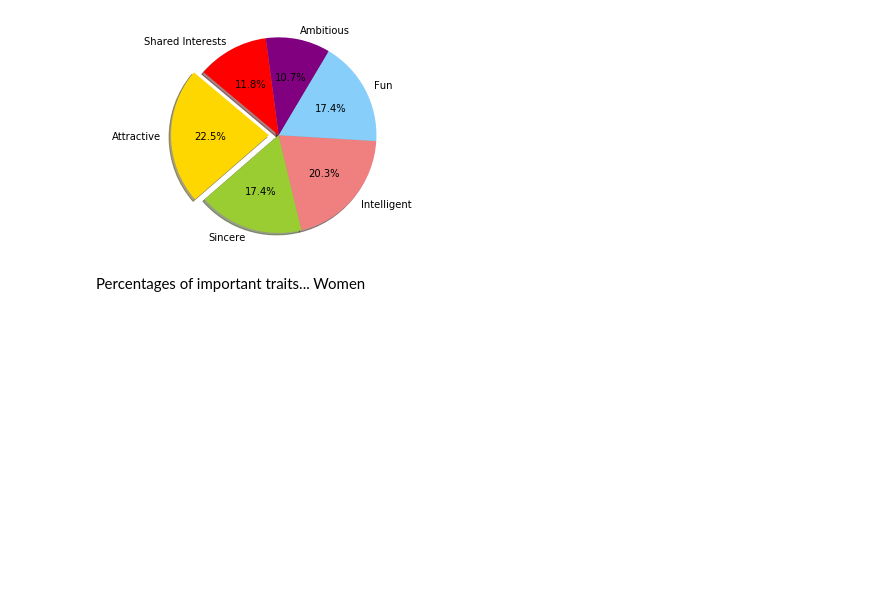
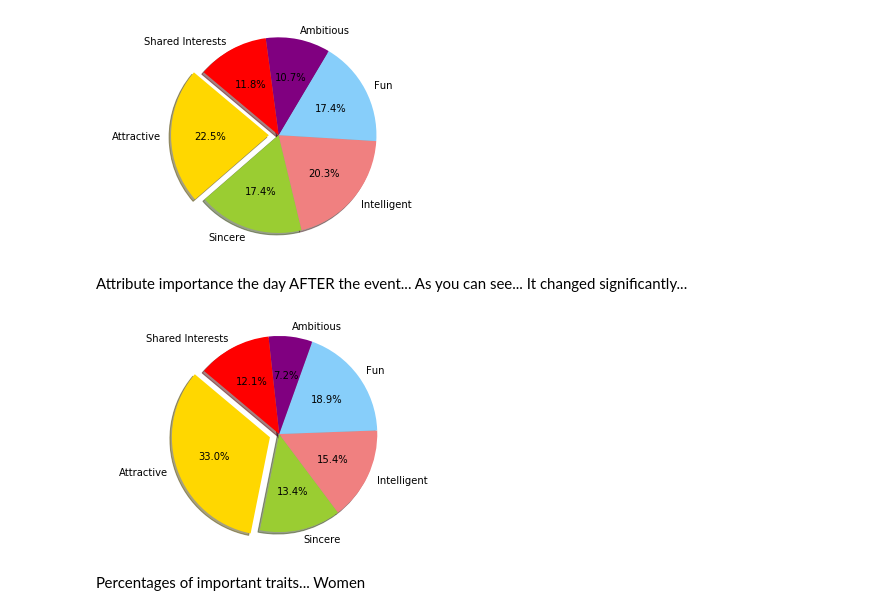
Before and after one commit to VincentG123/ThinkfulBootcamp, a Jupyter notebook: Speed_Dating_2.ipynb, the cells around one changed output. Saved outputs shown, nothing was run; the diff lists cells and outputs as text; code cells hidden in the pictures; blank space fills up the shorter version.

Commit message:
More updates on Speed Dating Capstone

```diff
--- a/Speed_Dating_2.ipynb
+++ b/Speed_Dating_2.ipynb
@@ -148,6 +148,30 @@ plt.axis('equal')
 plt.show()
 # %% [output]
 [figure]
+# %% [markdown]
+Attribute importance the day AFTER the event... As you can see... It changed significantly...
+# %%
+attr_sum = speed_dating.attr7_2.sum()
+sinc_sum = speed_dating.sinc7_2.sum()
+intell_sum = speed_dating.intel7_2.sum()
+fun_sum = speed_dating.fun7_2.sum()
+amb_sum = speed_dating.amb7_2.sum()
+shar_sum = speed_dating.shar7_2.sum()
+
+# Data to plot
+labels = 'Attractive', 'Sincere', 'Intelligent', 'Fun', 'Ambitious', 'Shared Interests'
+sizes = [attr_sum, sinc_sum, intell_sum, fun_sum, amb_sum, shar_sum]
+colors = ['gold', 'yellowgreen', 'lightcoral', 'lightskyblue', 'purple', 'red']
+explode = (0.1, 0, 0, 0, 0, 0)  # explode 1st slice
+
+# Plot
+plt.pie(sizes,  explode=explode, labels=labels, colors=colors,
+        autopct='%1.1f%%', shadow=True, startangle=140)
+
+plt.axis('equal')
+plt.show()
+# %% [output]
+[figure, added]
 # %% [markdown]
 Percentages of important traits... Women
 # %%
```
Also changed, not shown: parts of 17 cells of this notebook, 1 other file.
